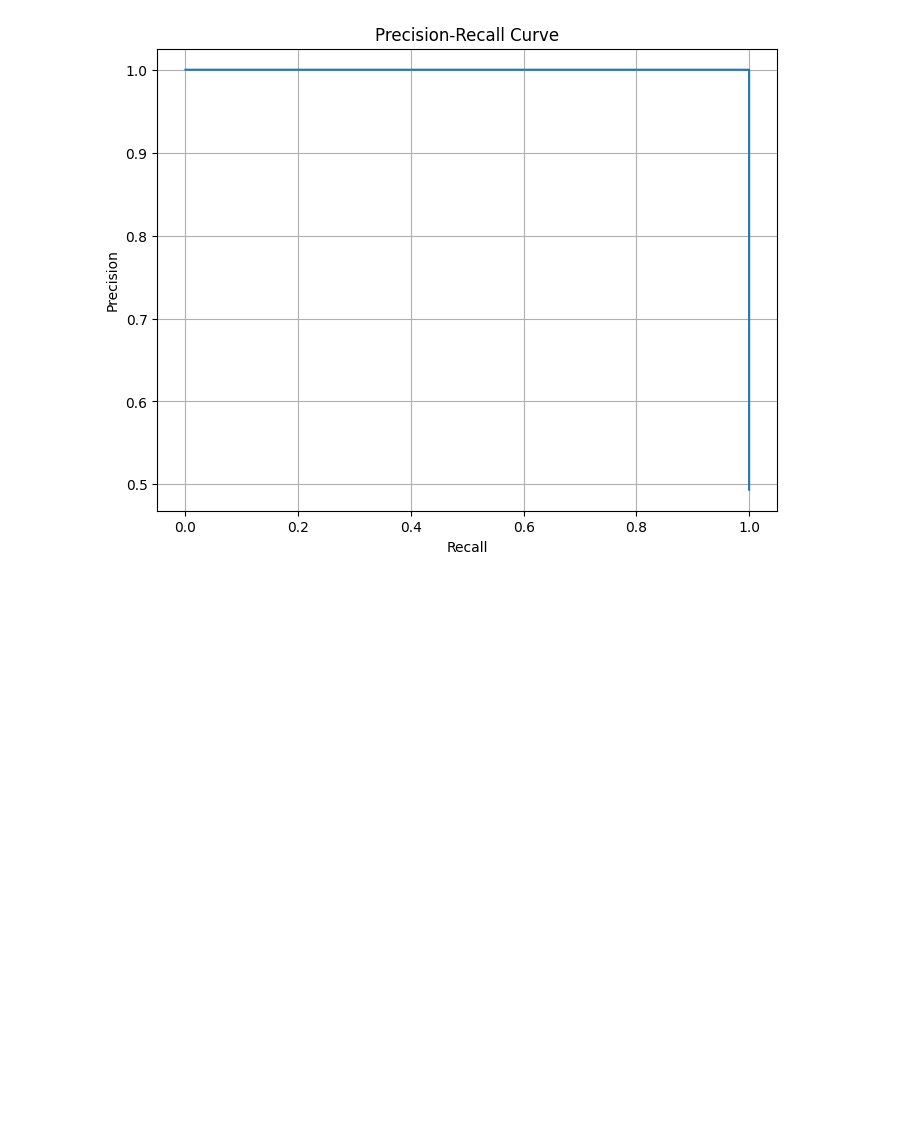
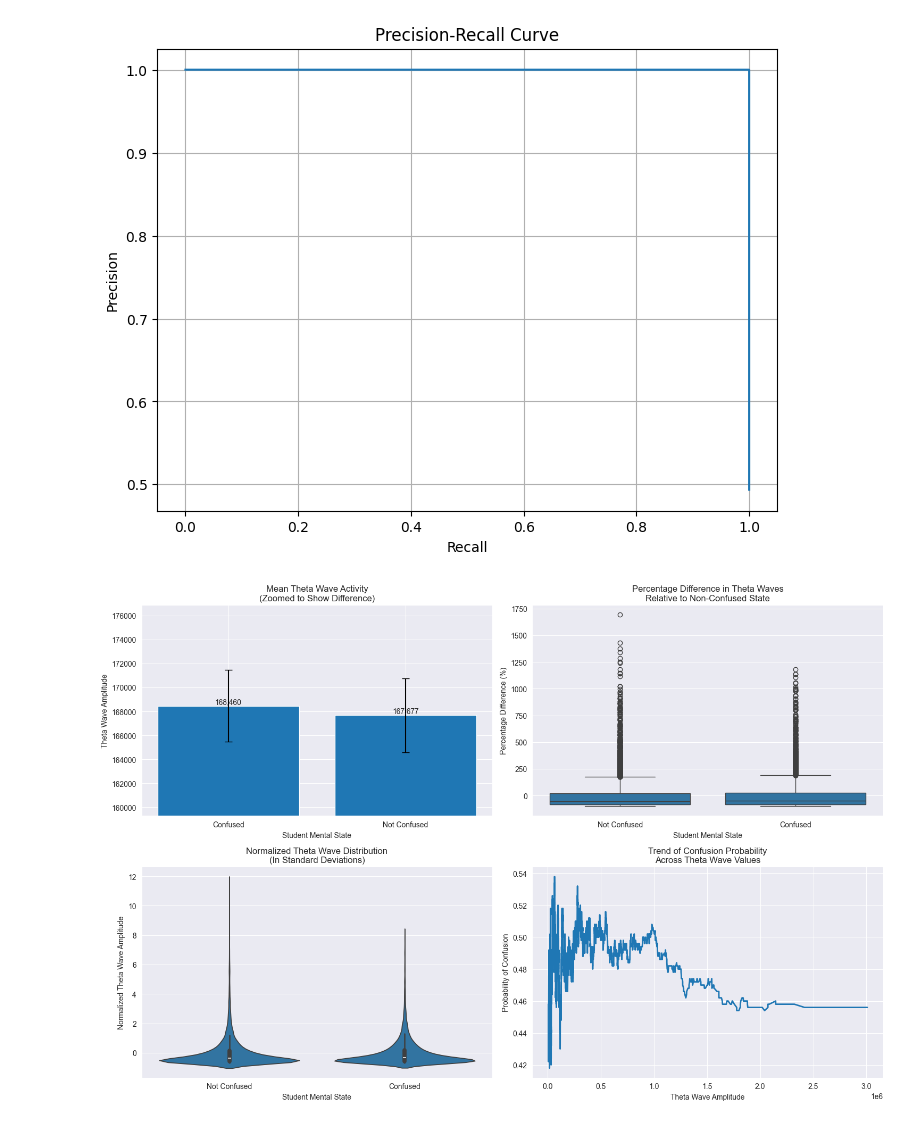
Before and after one commit to anisha150213/CS-790-Project, a Jupyter notebook: main.ipynb, the cells around one changed output. Cells and saved outputs as stored; diff of their text form; code cells hidden in the pictures; blank space fills up the shorter version.

Commit message:
added some visualizations at the bottom

```diff
--- a/main.ipynb
+++ b/main.ipynb
@@ -353,3 +375,101 @@ plt.grid()
 plt.show()
 # %% [output]
 [figure]
+# %%
+import pandas as pd
+import seaborn as sns
+import matplotlib.pyplot as plt
+import numpy as np
+
+# Load the data
+eeg_df = pd.read_csv('Dataset/EEG_data.csv')
+
+# Create a more meaningful label mapping
+eeg_df['Confusion State'] = eeg_df['predefinedlabel'].map({
+    0.0: 'Not Confused',
+    1.0: 'Confused'
+})
+
+# Calculate percentage difference from the baseline (Not Confused state)
+baseline = eeg_df[eeg_df['Confusion State'] == 'Not Confused']['Theta'].mean()
+eeg_df['Theta_Pct_Change'] = ((eeg_df['Theta'] - baseline) / baseline) * 100
+
+# Create normalized version of Theta values
+eeg_df['Theta_Normalized'] = (eeg_df['Theta'] - eeg_df['Theta'].mean()) / eeg_df['Theta'].std()
+
+plt.figure(figsize=(15, 10))
+
+# 1. Bar plot showing mean values with error bars and y-axis starting near the means
+plt.subplot(2, 2, 1)
+means = eeg_df.groupby('Confusion State')['Theta'].mean()
+sems = eeg_df.groupby('Confusion State')['Theta'].sem()
+bars = plt.bar(means.index, means.values, yerr=sems, capsize=5)
+plt.title('Mean Theta Wave Activity\n(Zoomed to Show Difference)')
+plt.xlabel('Student Mental State')
+plt.ylabel('Theta Wave Amplitude')
+# Set y-axis limits to zoom in on the difference
+ymin = means.min() * 0.95
+ymax = means.max() * 1.05
+plt.ylim(ymin, ymax)
+# Add value labels on bars
+for bar in bars:
+    height = bar.get_height()
+    plt.text(bar.get_x() + bar.get_width()/2., height,
+             f'{height:,.0f}',
+             ha='center', va='bottom')
+
+# 2. Percentage difference plot
+plt.subplot(2, 2, 2)
+sns.boxplot(x='Confusion State', y='Theta_Pct_Change', data=eeg_df)
+plt.title('Percentage Difference in Theta Waves\nRelative to Non-Confused State')
+plt.xlabel('Student Mental State')
+plt.ylabel('Percentage Difference (%)')
+
+# 3. Normalized values plot
+plt.subplot(2, 2, 3)
+sns.violinplot(x='Confusion State', y='Theta_Normalized', data=eeg_df)
+plt.title('Normalized Theta Wave Distribution\n(In Standard Deviations)')
+plt.xlabel('Student Mental State')
+plt.ylabel('Normalized Theta Wave Amplitude')
+
+# 4. Rolling average plot to show trend
+plt.subplot(2, 2, 4)
+# Sort by Theta value and calculate rolling average
+rolling_data = eeg_df.sort_values('Theta')
+rolling_data['Rolling_Confusion'] = rolling_data['predefinedlabel'].rolling(window=500).mean()
+plt.plot(rolling_data['Theta'], rolling_data['Rolling_Confusion'], linewidth=2)
+plt.title('Trend of Confusion Probability\nAcross Theta Wave Values')
+plt.xlabel('Theta Wave Amplitude')
+plt.ylabel('Probability of Confusion')
+
+plt.tight_layout()
+plt.show()
+
+# Print detailed statistical analysis
+print("\nDetailed Statistical Analysis:")
+print("\n1. Basic Statistics by Mental State:")
+stats = eeg_df.groupby('Confusion State')['Theta'].agg([
+    'mean', 'median', 'std', 'sem'
+]).round(2)
+print(stats)
+
+print("\n2. Percentage Difference:")
+pct_diff = ((means['Confused'] - means['Not Confused']) / means['Not Confused']) * 100
+print(f"Confused state shows a {pct_diff:.2f}% difference from Not Confused state")
+
+# Perform t-test
+from scipy import stats
+confused_theta = eeg_df[eeg_df['Confusion State'] == 'Confused']['Theta']
+not_confused_theta = eeg_df[eeg_df['Confusion State'] == 'Not Confused']['Theta']
+t_stat, p_value = stats.ttest_ind(confused_theta, not_confused_theta)
+
+print("\n3. Statistical Significance:")
+print(f"T-statistic: {t_stat:.4f}")
+print(f"P-value: {p_value:.4f}")
+
+# Calculate effect size (Cohen's d)
+cohens_d = (means['Confused'] - means['Not Confused']) / np.sqrt(
+    (confused_theta.var() + not_confused_theta.var()) / 2)
+print(f"\n4. Effect Size (Cohen's d): {cohens_d:.4f}")
+# %% [output]
+[figure, added]
```
Also changed, not shown: parts of 9 cells of this notebook, 2 other files.
